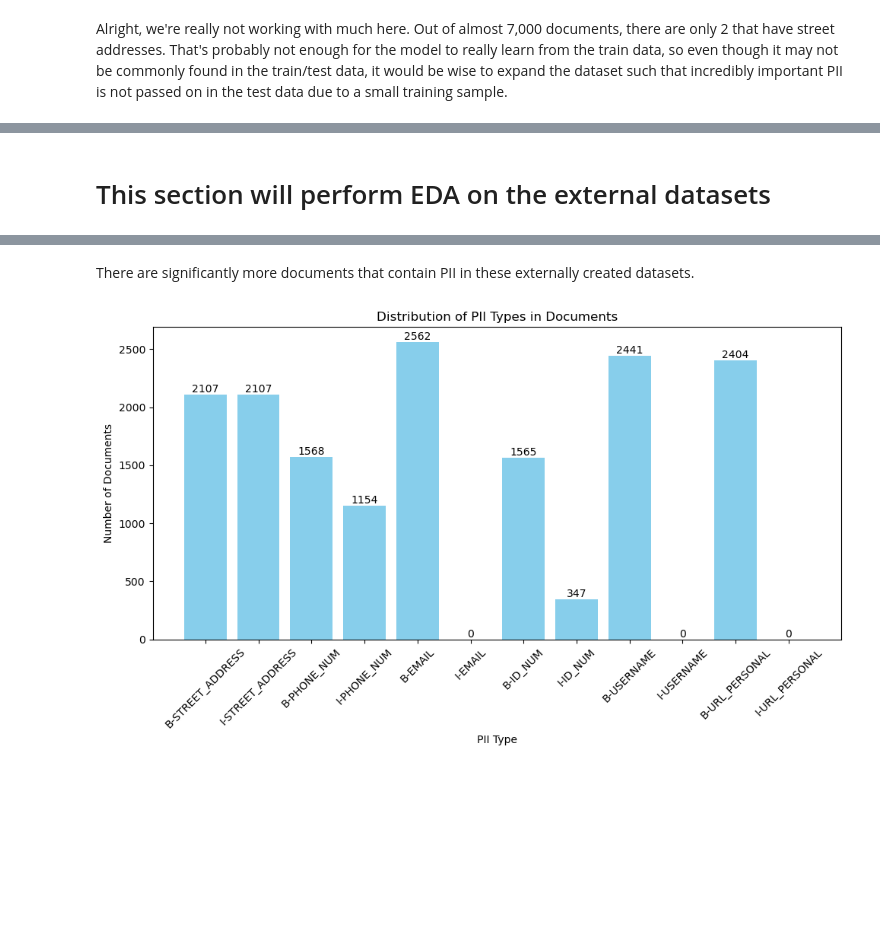
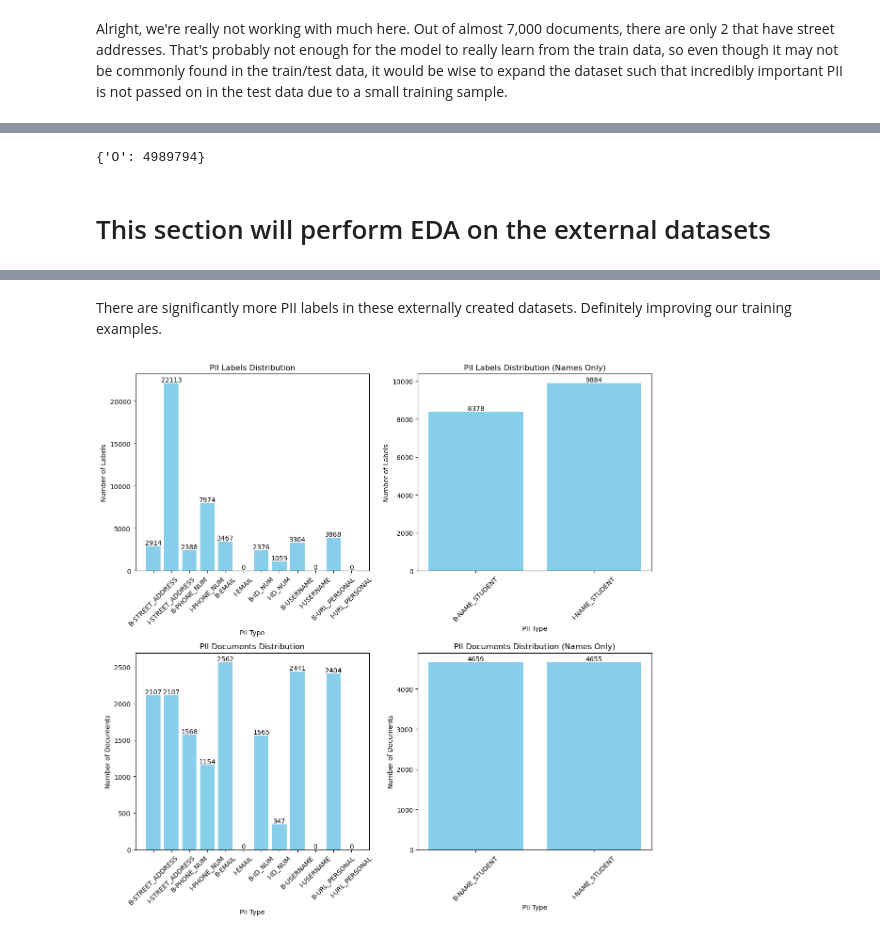
Before and after one commit to alanklin/NLP-Final, a Jupyter notebook: Code/eda.ipynb, the cells around one changed output, grey strips where cells are left out. Drawn from its saved outputs; the diff is of its cells as text; code cells hidden in the pictures; blank space fills up the shorter version.

```diff
--- a/Code/eda.ipynb
+++ b/Code/eda.ipynb
@@ -197,25 +167,0 @@ plt.show()
-# %%
-# Define the list of PII types to count
-pii_types = ['B-NAME_STUDENT', 'I-NAME_STUDENT']
-
-# Count the number of documents containing each PII type
-pii_counts = {pii: sum(pii in labels for labels in train['labels']) for pii in pii_types}
-
-# Convert the counts to a DataFrame for easier plotting
-pii_counts_df = pd.DataFrame(list(pii_counts.items()), columns=['PII Type', 'Document Count'])
-
-# Plot the distribution of PII types
-plt.figure(figsize=(10, 6))
-bars = plt.bar(pii_counts_df['PII Type'], pii_counts_df['Document Count'], color='skyblue', width = 0.5)
-
-# Add counts on top of the bars
-for bar in bars:
-    height = bar.get_height()
-    plt.text(bar.get_x() + bar.get_width() / 2, height, str(height), ha='center', va='bottom')
-
-plt.xlabel('PII Type')
-plt.ylabel('Number of Documents')
-plt.title('Distribution of PII Types in Documents')
-plt.xticks(rotation=45)
-plt.tight_layout()
-plt.show()
@@ -224,3 +238,16 @@ plt.show()
+# %%
+# Define the list of PII types to count
+pii_types = ['O']
+
+# Flatten all labels into a single list
+all_labels = [label for labels in train['labels'] for label in labels]
+
+# Count the occurrences of each label
+pii_counts = {pii: all_labels.count(pii) for pii in pii_types}
+
+print(pii_counts)
+# %% [output]
+{'O': 4989794}
 # %% [markdown]
 # This section will perform EDA on the external datasets
 # %%
@@ -237,34 +264,11 @@ external1.head(5)
 | 3 | jqldfongxi | Lally Scales | Pin # 74,7,9,0, 65... | [Lally, Scales, |, Pin, #, 74,7,9... | [B-NAME_STUDENT, I-NAME_STUDENT, ... | [True, True, True, True, True, Fa... | NaN | NaN | NaN | NaN | ... |
 | 4 | qzgtouvmtu | Li Warfield-Fontana; 001-528-777-... | [Li, Warfield, -, Fontana, ;, 001... | [B-NAME_STUDENT, I-NAME_STUDENT, ... | [True, False, False, False, True,... | NaN | NaN | NaN | NaN | ... |
 # %% [markdown]
-There are significantly more documents that contain PII in these externally created datasets.
+There are significantly more PII labels in these externally created datasets. Definitely improving our training examples.
-# %%
-# Define the list of PII types to count
-pii_types = ['B-STREET_ADDRESS', 'I-STREET_ADDRESS', 'B-PHONE_NUM','I-PHONE_NUM', 'B-EMAIL','I-EMAIL', 'B-ID_NUM', 'I-ID_NUM', 'B-USERNAME', 'I-USERNAME', 'B-URL_PERSONAL', 'I-URL_PERSONAL']
-
-# Count the number of documents containing each PII type
-pii_counts = {pii: sum(pii in labels for labels in external1['labels']) for pii in pii_types}
-
-# Convert the counts to a DataFrame for easier plotting
-pii_counts_df = pd.DataFrame(list(pii_counts.items()), columns=['PII Type', 'Document Count'])
-
-# Plot the distribution of PII types
-plt.figure(figsize=(10, 6))
-bars = plt.bar(pii_counts_df['PII Type'], pii_counts_df['Document Count'], color='skyblue')
-
-# Add counts on top of the bars
-for bar in bars:
-    height = bar.get_height()
-    plt.text(bar.get_x() + bar.get_width() / 2, height, str(height), ha='center', va='bottom')
-
-plt.xlabel('PII Type')
-plt.ylabel('Number of Documents')
-plt.title('Distribution of PII Types in Documents')
-plt.xticks(rotation=45)
-plt.tight_layout()
-plt.show()
-# %% [output]
-[figure, removed]
+# %%
+plot_all(external1)
+# %% [output]
+[figure, added]
 # %%
 external2.head(5)
 # %% [output]
```
Also changed, not shown: parts of 13 cells of this notebook, 1 other file.
